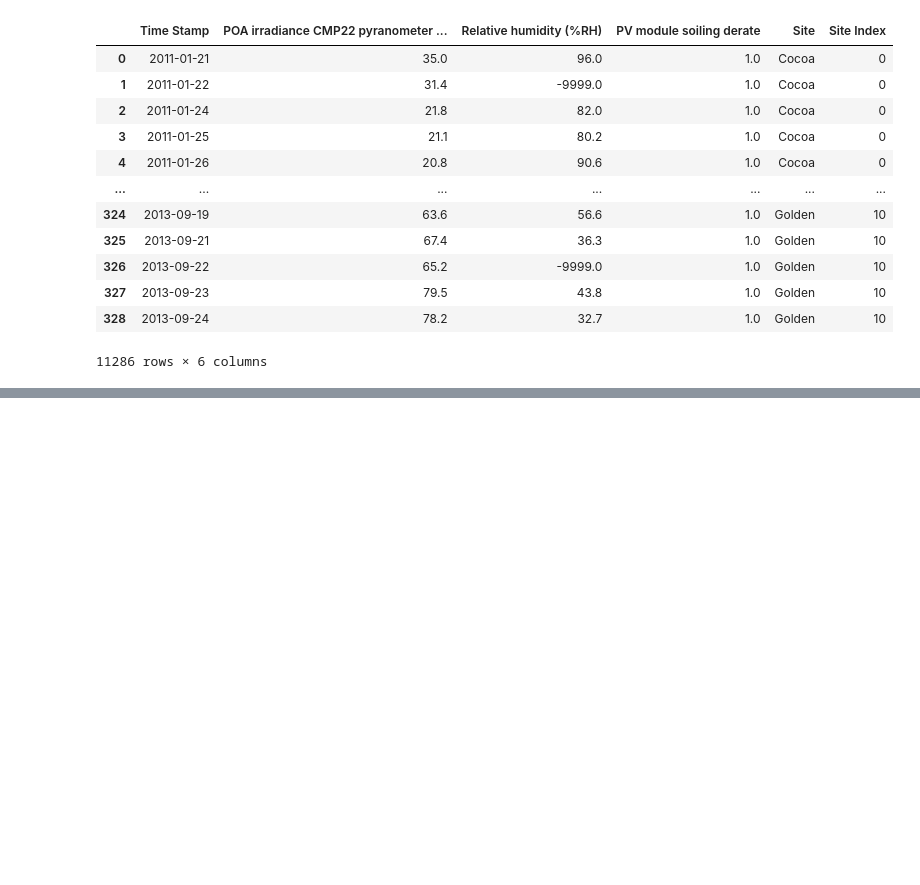
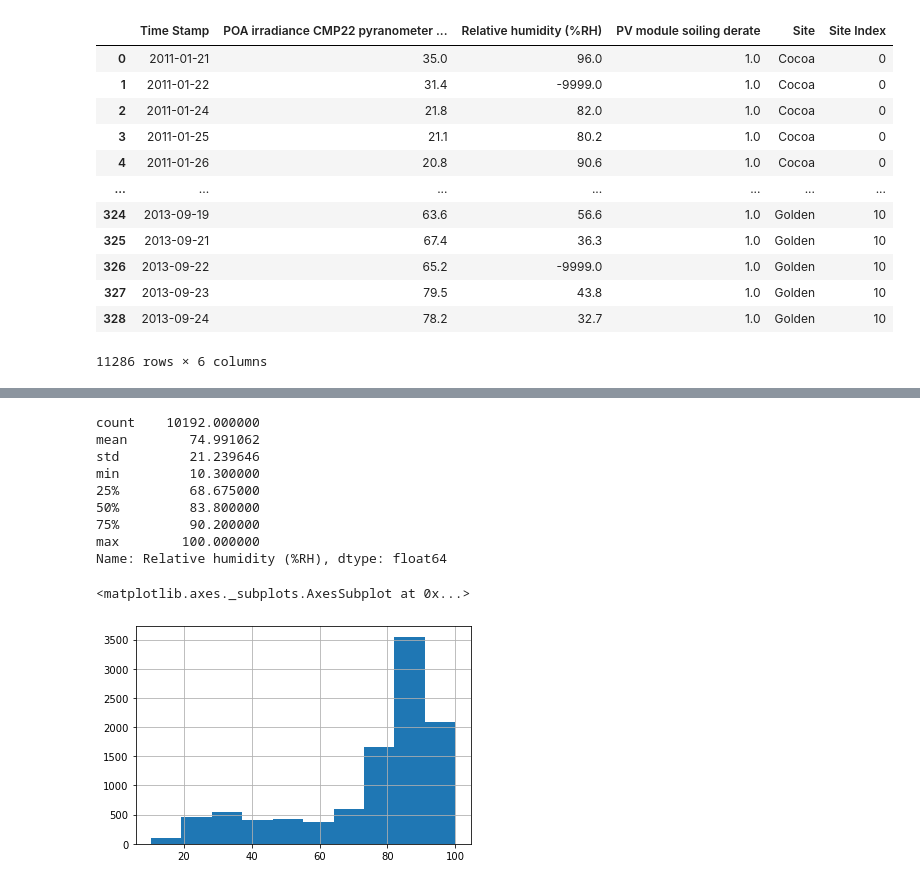
Before and after one commit to Edidas02/PV-Module-Model, a Jupyter notebook: solar-panels.ipynb, the cells around one changed output, grey strips where cells are left out. Saved outputs shown, nothing was run; the diff lists cells and outputs as text; code cells hidden in the pictures; blank space fills up the shorter version.

```diff
--- a/solar-panels.ipynb
+++ b/solar-panels.ipynb
@@ -108,0 +125,18 @@ df[cols+["Site","Site Index"] ]
+# %%
+df_filtered = df[df["Relative humidity (%RH)"] != -9999]
+df_filtered_2 = df_filtered[df_filtered["POA irradiance CMP22 pyranometer (W/m2)"] < 400]
+# %%
+print(df_filtered["Relative humidity (%RH)"].describe())
+df_filtered["Relative humidity (%RH)"].hist()
+# %% [output]
+count    10192.000000
+mean        74.991062
+std         21.239646
+min         10.300000
+25%         68.675000
+50%         83.800000
+75%         90.200000
+max        100.000000
+Name: Relative humidity (%RH), dtype: float64
+<matplotlib.axes._subplots.AxesSubplot at 0x...>
+[figure, added]
```
Also changed, not shown: parts of 18 cells of this notebook.
